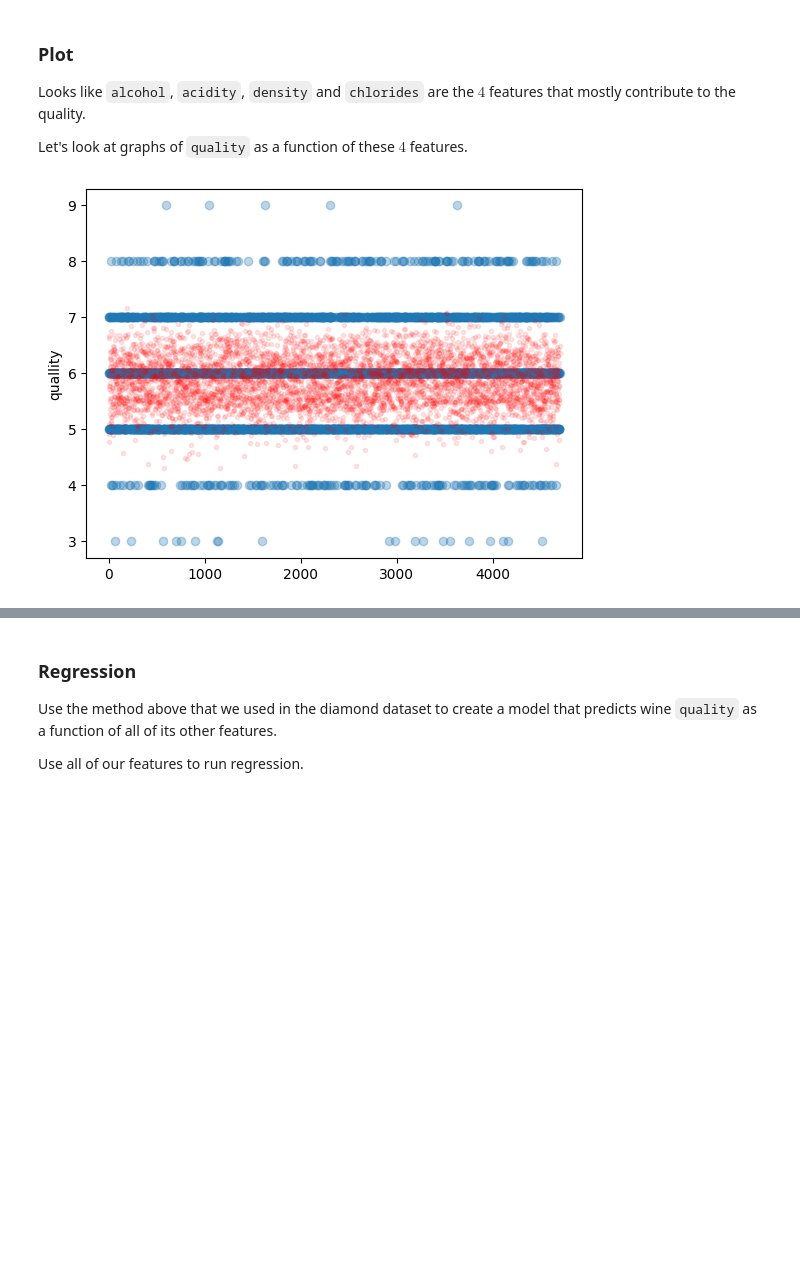
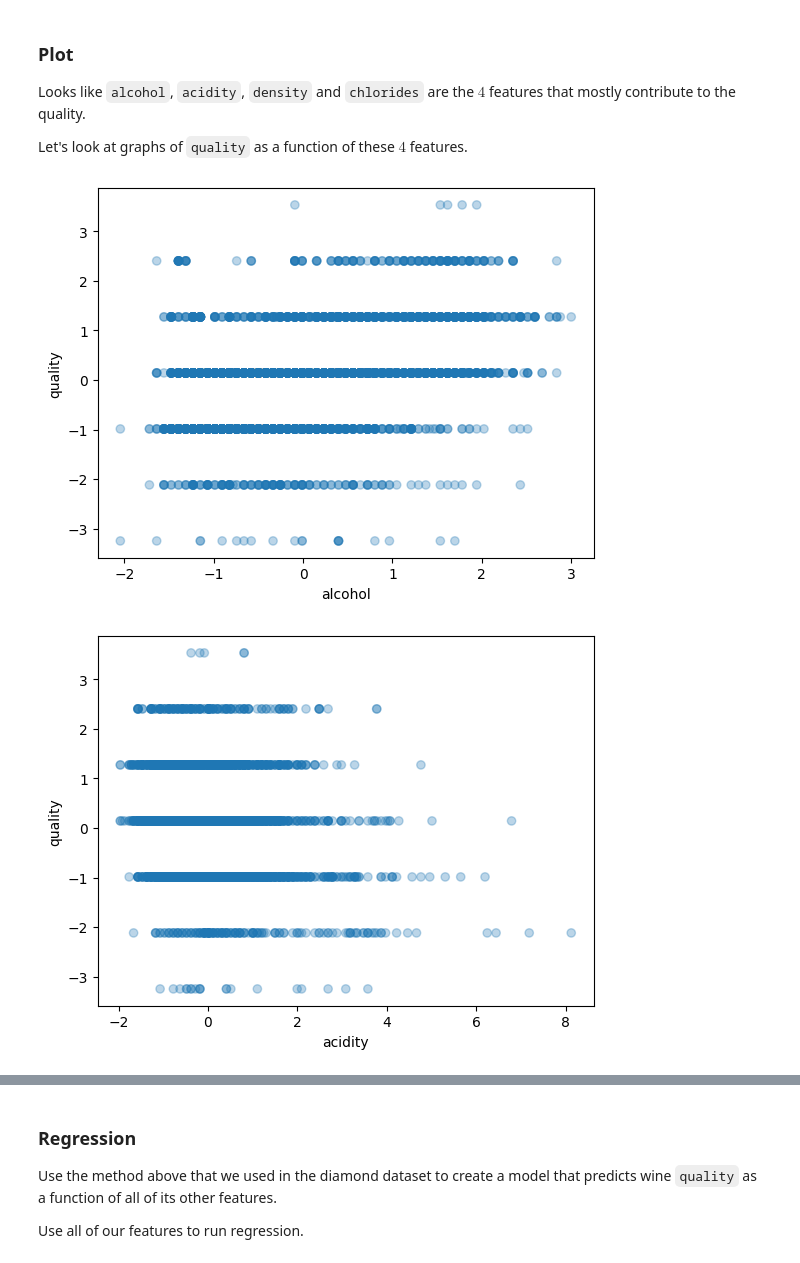
Before and after one commit to DM-GY-9103-Assignments/WK08, a Jupyter notebook: WK08.ipynb, the cells around one changed output, grey strips where cells are left out. Cells and saved outputs as stored; diff of their text form; code cells hidden in the pictures; blank space fills up the shorter version.

```diff
--- a/WK08.ipynb
+++ b/WK08.ipynb
@@ -611,8 +611,10 @@ Specifically, steps $3$: normalize, plot and look at the covariance matrix using
 # TODO: normalize and look at covariance matrix
 
 ## 3. Normalize
+wines_scaler = StandardScaler()
+wines_scaled = wines_scaler.fit_transform(wines_df)
+
 # Since this is a new dataset, let's just peek at its covariance matrix
-quality_scaler = StandardScaler()
-quality_scaled = quality_scaler.fit_transform(wines_df)
-quality = quality_scaled["quality"]
-features_quality = quality_scaled[["alcohol", "acidity", "density", "chlorides"]]
+display(wines_scaled.cov())
+
+display(wines_scaled.cov()["quality"])
@@ -624,19 +643,12 @@ Looks like `alcohol`, `acidity`, `density` and `chlorides` are the $4$ features
 Let's look at graphs of `quality` as a function of these $4$ features.
 # %%
 # TODO: plot quality as a function of alcohol, acidity, density and chlorides
-quality_model = LinearRegression()
-quality_model.fit(features_quality, quality)
-predicted_scaled = quality_model.predict(features_quality)
 
-quality_original =wines_df["quality"]
-quality_predicted = predicted["quality"]
-
-predicted = quality_scaler.inverse_transform(predicted_scaled)
-regression_error(wines_df["quality"], predicted["quality"])
-
-plt.plot(quality_original, marker='o', linestyle='', alpha=0.3)
-plt.plot(quality_predicted, color='r', marker='o', markersize='3', linestyle='', alpha=0.1)
-plt.ylabel("quallity")
-plt.show()
+for f in ["alcohol", "acidity", "density", "chlorides"]:
+  plt.scatter(wines_scaled[f], wines_scaled["quality"], marker='o', linestyle='', alpha=0.3)
+  plt.xlabel(f)
+  plt.ylabel("quality")
+  plt.show()
 # %% [output]
-[figure, old version]
+[figure, new version]
+[figure, added]
```
Also changed, not shown: parts of 8 cells of this notebook.
